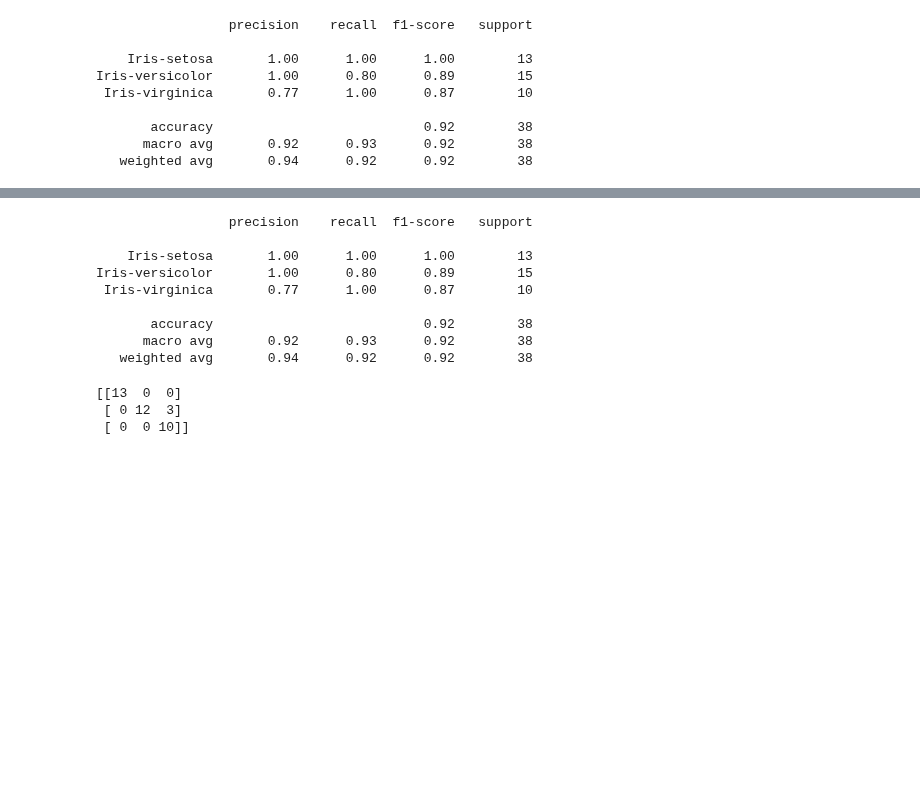
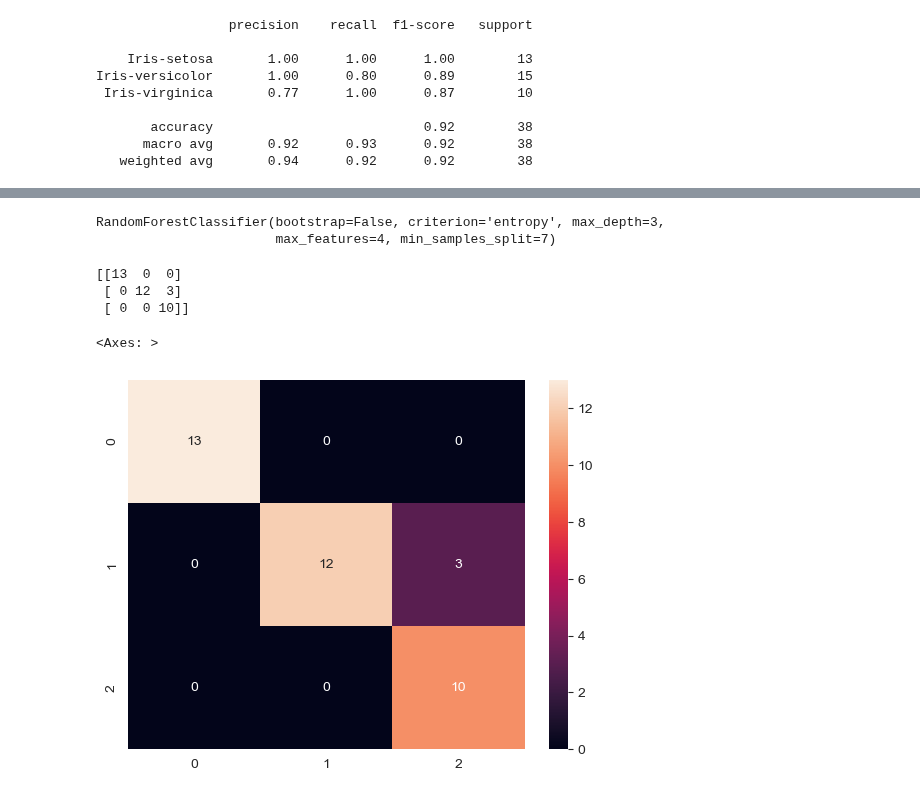
Before and after one commit to sbsar/MachineLearning, a Jupyter notebook: random_forest_iris.ipynb, the cells around one changed output, grey strips where cells are left out. Drawn from its saved outputs; the diff is of its cells as text; code cells hidden in the pictures; blank space fills up the shorter version.

```diff
--- a/random_forest_iris.ipynb
+++ b/random_forest_iris.ipynb
@@ -146,20 +165,22 @@ grid.best_params_
+# %%
+random_model_best = RandomForestClassifier(min_samples_split= 7,max_features= 4,max_depth=3,criterion= 'entropy',bootstrap= False)
+# %%
+random_model_best.fit(x_train,y_train)
+# %% [output]
+RandomForestClassifier(bootstrap=False, criterion='entropy', max_depth=3,
+                       max_features=4, min_samples_split=7)
 # %%
-advanced_output = grid.predict(x_test)
+y_pred = random_model_best.predict(x_test)
-# %%
-print(classification_report(y_test,advanced_output))
-# %% [output]
-                 precision    recall  f1-score   support
-
-    Iris-setosa       1.00      1.00      1.00        13
-Iris-versicolor       1.00      0.80      0.89        15
- Iris-virginica       0.77      1.00      0.87        10
-
-       accuracy                           0.92        38
-      macro avg       0.92      0.93      0.92        38
-   weighted avg       0.94      0.92      0.92        38
-# %%
-print(confusion_matrix(y_test,advanced_output))
-# %% [output]
-[[13  0  0]
- [ 0 12  3]
- [ 0  0 10]]
+# %%
+cf_matrix = confusion_matrix(y_test, y_pred)
+print(cf_matrix)
+# %% [output]
+[[13  0  0]
+ [ 0 12  3]
+ [ 0  0 10]]
+# %%
+
+sns.heatmap(cf_matrix, annot=True)
+# %% [output]
+<Axes: >
+[figure, added]
```
Also changed, not shown: parts of 14 cells of this notebook, 5 other files.
